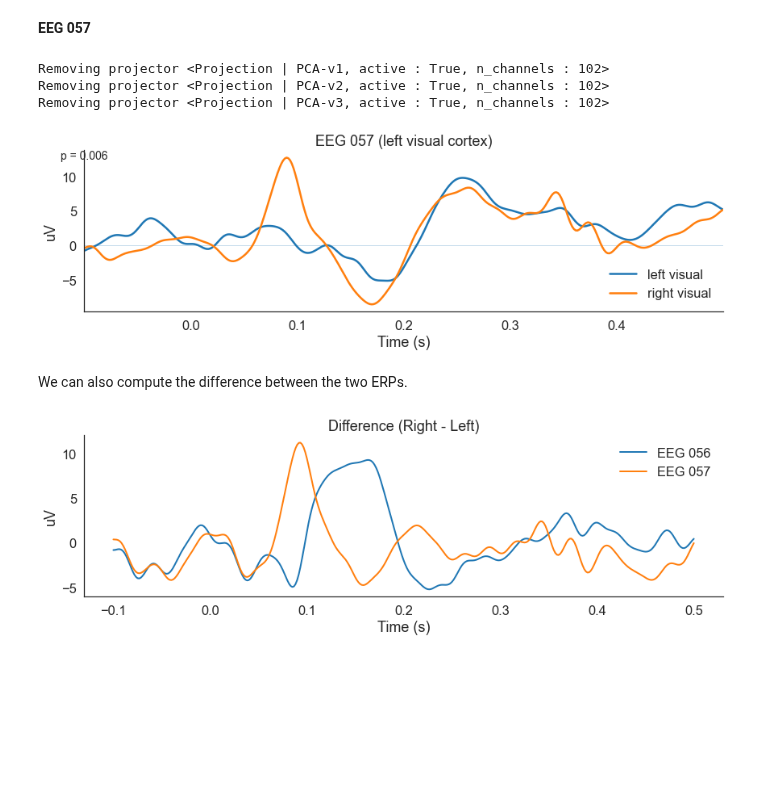
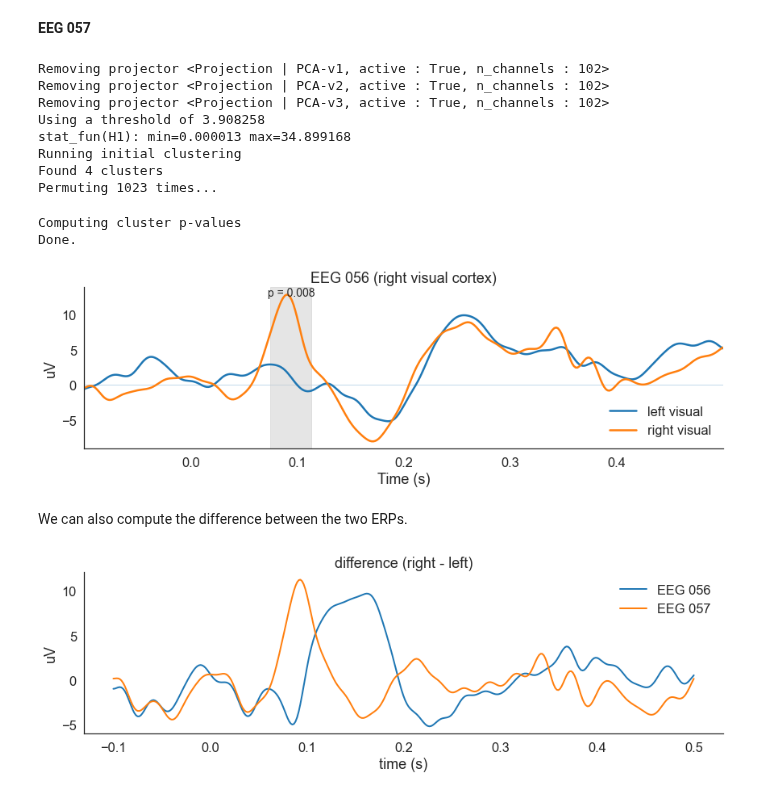
Before and after one commit to yunchang-z/neu502b-lab, a Jupyter notebook: eeg-02/eeg-02-erp.ipynb, the cells around one changed output. Drawn from its saved outputs; the diff is of its cells as text; code cells hidden in the pictures; blank space fills up the shorter version.

```diff
--- a/eeg-02/eeg-02-erp.ipynb
+++ b/eeg-02/eeg-02-erp.ipynb
@@ -219,43 +226,50 @@ Removing projector <Projection | PCA-v3, active : True, n_channels : 102>
 # %%
 from mne.stats import permutation_cluster_test
 
-## Extract data.
+# Extract data
 eeg_057 = epochs.copy().pick_channels(['EEG 057'])
 data = [eeg_057['left visual'].get_data().squeeze(), eeg_057['right visual'].get_data().squeeze()]
-evokeds = np.mean(data, axis=1) * 1e6
+evokeds = [np.mean(data[0], axis=0) * 1e6, np.mean(data[1], axis=0) * 1e6]
 
-## Using F-statistic as default.
-## F-stat = abs(t-stat ** 2)
+# Using F-statistic as default
+# F-stat = abs(t-stat ** 2)
 F_obs, clusters, cluster_pv, H0 = permutation_cluster_test(data, n_permutations=1024,
-                                                           seed=47404, verbose=False)
+                                                           seed=47404, tail=1)
 
-## Plotting.
+# Plotting
 fig, ax = plt.subplots(1,1,figsize=(12,4))
-ax.plot(epochs.times, evokeds[0], lw=2.5, label='left visual')            # Cond: LV
-ax.plot(epochs.times, evokeds[1], lw=2.5, label='right visual')            # Cond: RV
-# ax.plot(epochs.times, F_obs, lw=2, color='0.2', label='F-vals')  # F-stats
+ax.plot(epochs.times, evokeds[0], lw=2.5, label='left visual') # Cond: LV
+ax.plot(epochs.times, evokeds[1], lw=2.5, label='right visual') # Cond: RV
+#ax.plot(epochs.times, F_obs, lw=2, color='0.2', label='F-vals') # F-stats
 ymin, ymax = ax.get_ylim()
 
-## Plot clusters.
+# Plot clusters
 for cluster, pval in zip(clusters, cluster_pv):
     if pval < 0.05:
         center = epochs.times[cluster].mean()
         ax.fill_between(epochs.times[cluster], ymin, ymax, color='0.8', alpha=0.5)
         ax.annotate('p = %0.3f' %pval, (0,0), (center, ymax), ha='center', va='top', fontsize=14)
 
-## Add details.
+# Add details
 ax.hlines(0, epochs.tmin, epochs.tmax, linewidth=0.5, alpha=0.5, zorder=0)
 ax.set(xlim=(epochs.tmin, epochs.tmax), xlabel='Time (s)', ylim=(ymin, ymax),
-       ylabel='uV', title='EEG 057 (left visual cortex)')
+       ylabel='uV', title='EEG 056 (right visual cortex)')
 ax.legend(loc=4, frameon=False)
 
 sns.despine()
 plt.tight_layout()
 # %% [output]
 Removing projector <Projection | PCA-v1, active : True, n_channels : 102>
 Removing projector <Projection | PCA-v2, active : True, n_channels : 102>
 Removing projector <Projection | PCA-v3, active : True, n_channels : 102>
+Using a threshold of 3.908258
+stat_fun(H1): min=0.000013 max=34.899168
+Running initial clustering
+Found 4 clusters
+Permuting 1023 times...
+Computing cluster p-values
+Done.
-[figure, old version]
+[figure, new version]
 # %% [markdown]
 We can also compute the difference between the two ERPs.
 # %%
@@ -264,15 +278,15 @@ from mne import combine_evoked
 # Compute difference wave
 DV_evoked = combine_evoked([LV_evoked, RV_evoked], [-1,1])
 
-## Plot difference waves
+# Plot difference waves
 fig, ax = plt.subplots(1,1,figsize=(12,4))
 
 for ch in ['EEG 056', 'EEG 057']:
     ax.plot(DV_evoked.times, DV_evoked.data[DV_evoked.ch_names.index(ch)] * 1e6, lw=2, label=ch)
 
-ax.set(xlabel='Time (s)', ylabel='uV', title='Difference (Right - Left)')
+ax.set(xlabel='time (s)', ylabel='uV', title='difference (right - left)')
 ax.legend(loc=1, frameon=False)
 sns.despine()
 plt.tight_layout()
 # %% [output]
-[figure, old version]
+[figure, new version]
```
Also changed, not shown: parts of 14 cells of this notebook.
